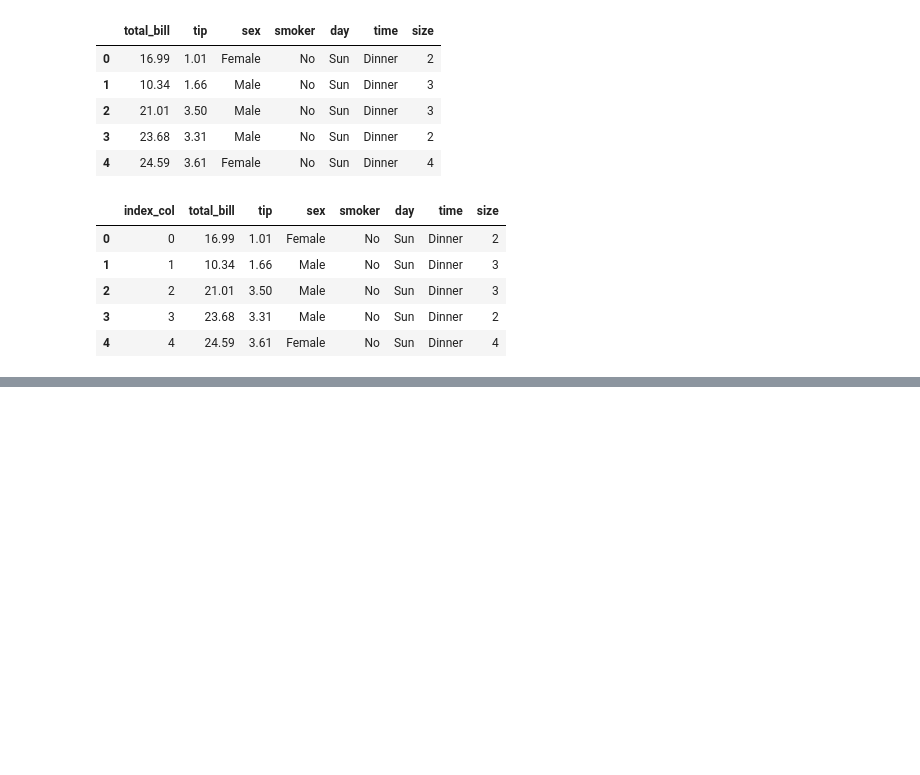
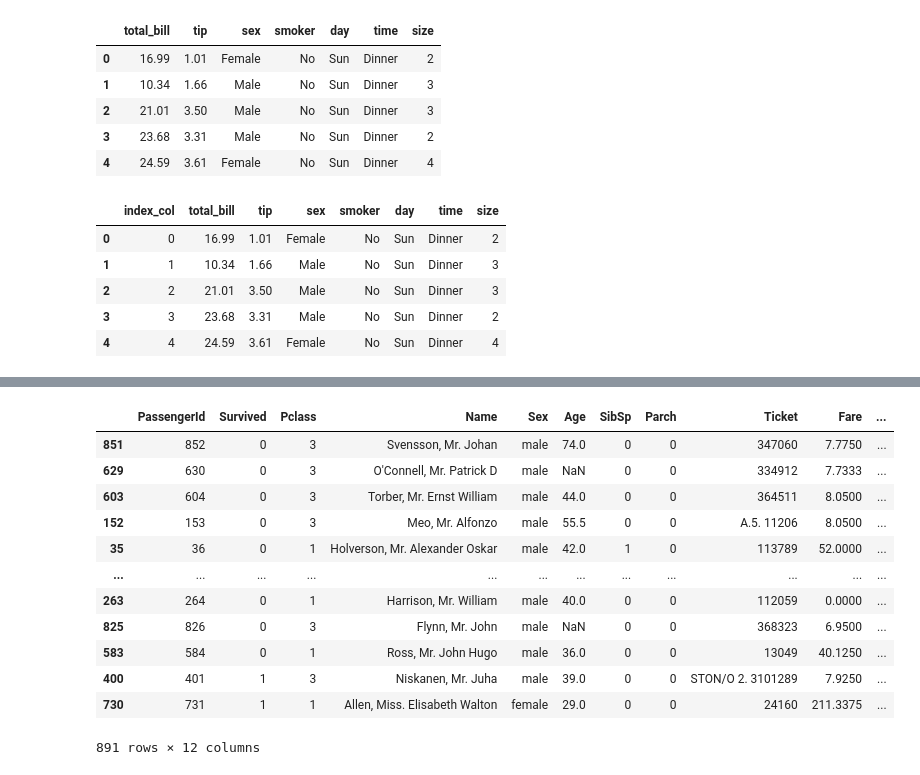
Before and after one commit to pacomm5/Plantillas, a Jupyter notebook: PANDAS.ipynb, the cells around one changed output, grey strips where cells are left out. Cells and saved outputs as stored; diff of their text form; code cells hidden in the pictures; blank space fills up the shorter version.

```diff
--- a/PANDAS.ipynb
+++ b/PANDAS.ipynb
@@ -1551,0 +1554,6 @@ tips.head(5)
+# %%
+url = ("https://raw.githubusercontent.com/massquantity/Kaggle-Titanic/master/Data/train.csv")
+# %%
+import pandas as pd
+titanic = pd.read_csv(url)
+titanic.head(5)
@@ -1551,0 +1567,16 @@ tips.head(5)
+# %%
+titanic.sample(frac=1)
+# %% [output]
+|  | PassengerId | Survived | Pclass | Name | Sex | Age | SibSp | Parch | Ticket | Fare | ... |
+| 851 | 852 | 0 | 3 | Svensson, Mr. Johan | male | 74.0 | 0 | 0 | 347060 | 7.7750 | ... |
+| 629 | 630 | 0 | 3 | O'Connell, Mr. Patrick D | male | NaN | 0 | 0 | 334912 | 7.7333 | ... |
+| 603 | 604 | 0 | 3 | Torber, Mr. Ernst William | male | 44.0 | 0 | 0 | 364511 | 8.0500 | ... |
+| 152 | 153 | 0 | 3 | Meo, Mr. Alfonzo | male | 55.5 | 0 | 0 | A.5. 11206 | 8.0500 | ... |
+| 35 | 36 | 0 | 1 | Holverson, Mr. Alexander Oskar | male | 42.0 | 1 | 0 | 113789 | 52.0000 | ... |
+| ... | ... | ... | ... | ... | ... | ... | ... | ... | ... | ... | ... |
+| 263 | 264 | 0 | 1 | Harrison, Mr. William | male | 40.0 | 0 | 0 | 112059 | 0.0000 | ... |
+| 825 | 826 | 0 | 3 | Flynn, Mr. John | male | NaN | 0 | 0 | 368323 | 6.9500 | ... |
+| 583 | 584 | 0 | 1 | Ross, Mr. John Hugo | male | 36.0 | 0 | 0 | 13049 | 40.1250 | ... |
+| 400 | 401 | 1 | 3 | Niskanen, Mr. Juha | male | 39.0 | 0 | 0 | STON/O 2. 3101289 | 7.9250 | ... |
+| 730 | 731 | 1 | 1 | Allen, Miss. Elisabeth Walton | female | 29.0 | 0 | 0 | 24160 | 211.3375 | ... |
+891 rows × 12 columns
```
Also changed, not shown: parts of 10 cells of this notebook.
